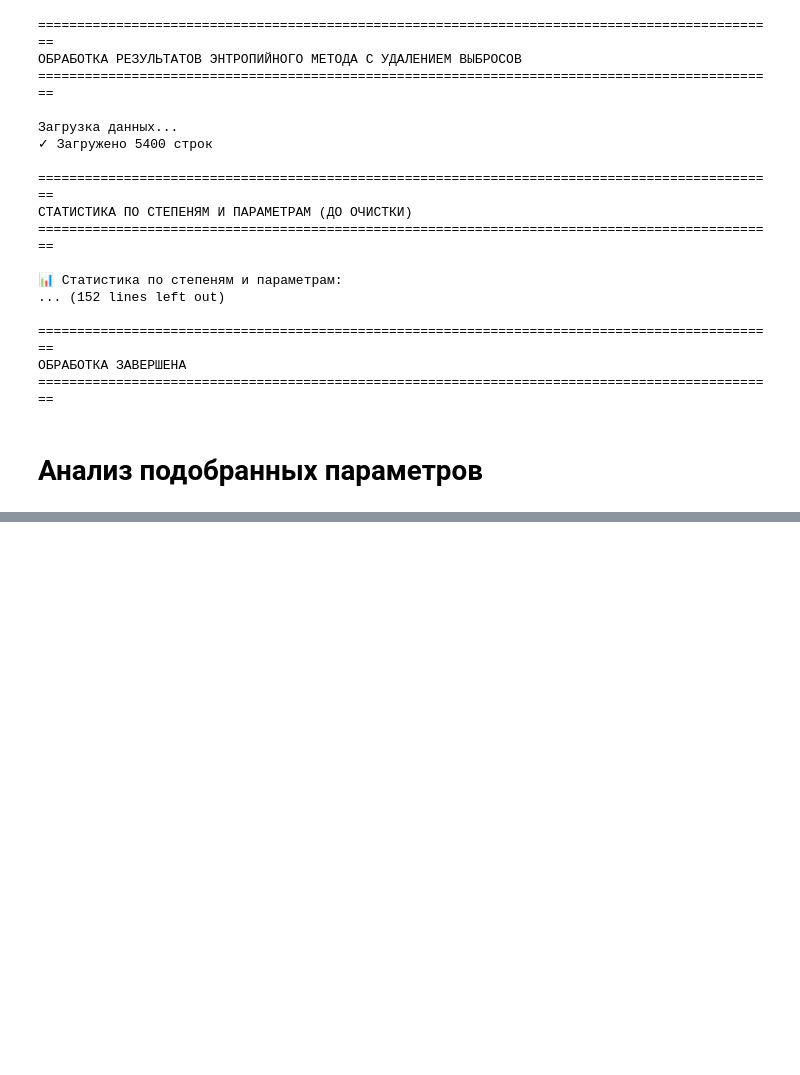
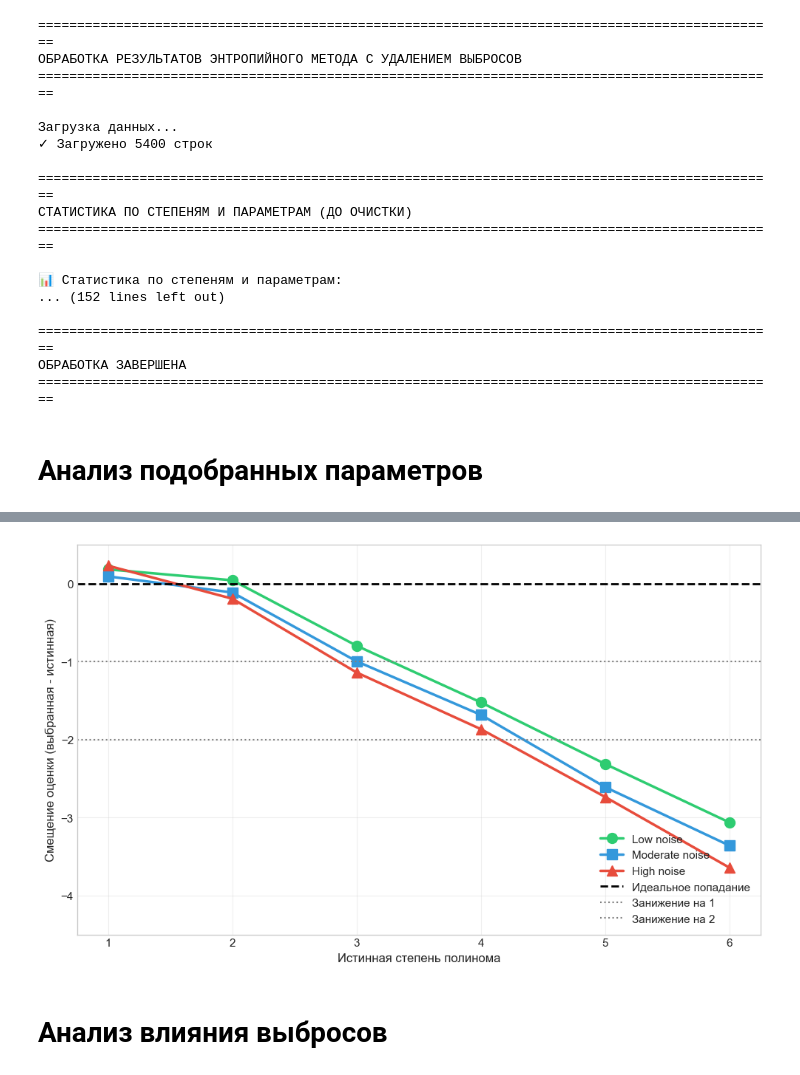
Before and after one commit to AnfimovAleksandr/mag_diploma, a Jupyter notebook: entropy_method/Анализ полиномиальных данных/Анализ.ipynb, the cells around one changed output, grey strips where cells are left out. Cells and saved outputs as stored; diff of their text form; code cells hidden in the pictures; blank space fills up the shorter version.

```diff
--- a/entropy_method/Анализ полиномиальных данных/Анализ.ipynb
+++ b/entropy_method/Анализ полиномиальных данных/Анализ.ipynb
@@ -1096,0 +1097,33 @@ plt.show()
+# %%
+fig, ax = plt.subplots(figsize=(10, 6))
+
+# Расчет смещения
+params_stats['degree_bias'] = params_stats['selected_deg_mean'] - params_stats['degree']
+
+colors = {'low': '#2ecc71', 'moderate': '#3498db', 'high': '#e74c3c'}
+markers = {'low': 'o', 'moderate': 's', 'high': '^'}
+
+for noise in noise_order:
+    subset = params_stats[params_stats['noise_level'] == noise]
+    ax.plot(subset['degree'], subset['degree_bias'],
+            marker=markers[noise], linestyle='-', linewidth=2.5,
+            label=f'{noise.capitalize()} noise', color=colors[noise], markersize=10)
+
+ax.axhline(y=0, color='black', linestyle='--', linewidth=2, label='Идеальное попадание')
+ax.axhline(y=-1, color='gray', linestyle=':', linewidth=1.5, label='Занижение на 1')
+ax.axhline(y=-2, color='gray', linestyle=':', linewidth=1.5, label='Занижение на 2')
+
+ax.set_xlabel('Истинная степень полинома', fontsize=12)
+ax.set_ylabel('Смещение оценки (выбранная - истинная)', fontsize=12)
+# ax.set_title('Систематическое смещение подбора степени полинома', fontsize=14, fontweight='bold')
+ax.legend(loc='lower right')
+ax.set_ylim(-4.5, 0.5)
+ax.grid(True, alpha=0.3)
+
+plt.tight_layout()
+plt.savefig('degree_selection_bias.png', dpi=300, bbox_inches='tight')
+plt.show()
+# %% [output]
+[figure, added]
+# %% [markdown]
+# Анализ влияния выбросов
```
Also changed, not shown: parts of 12 cells of this notebook, 16 other files.
